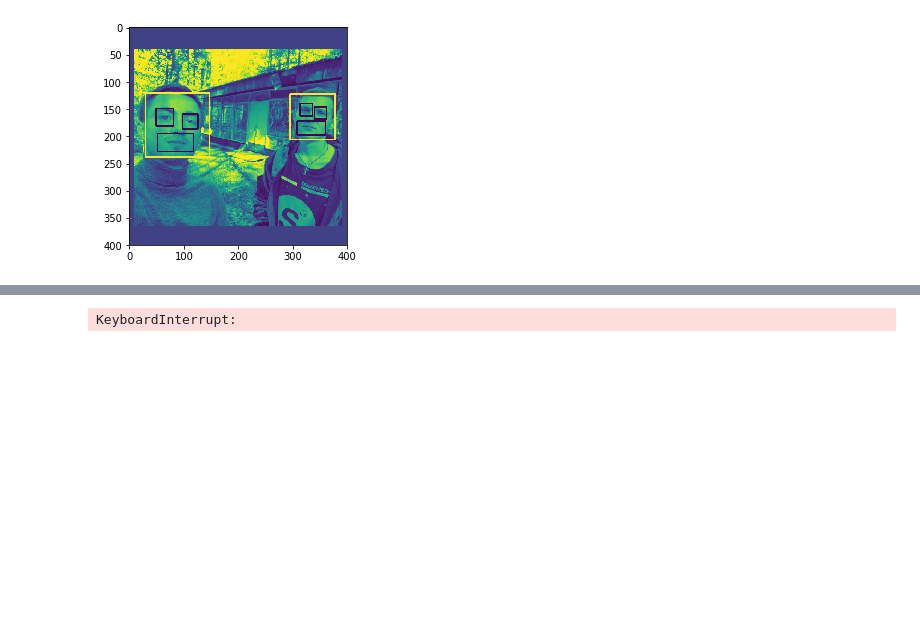
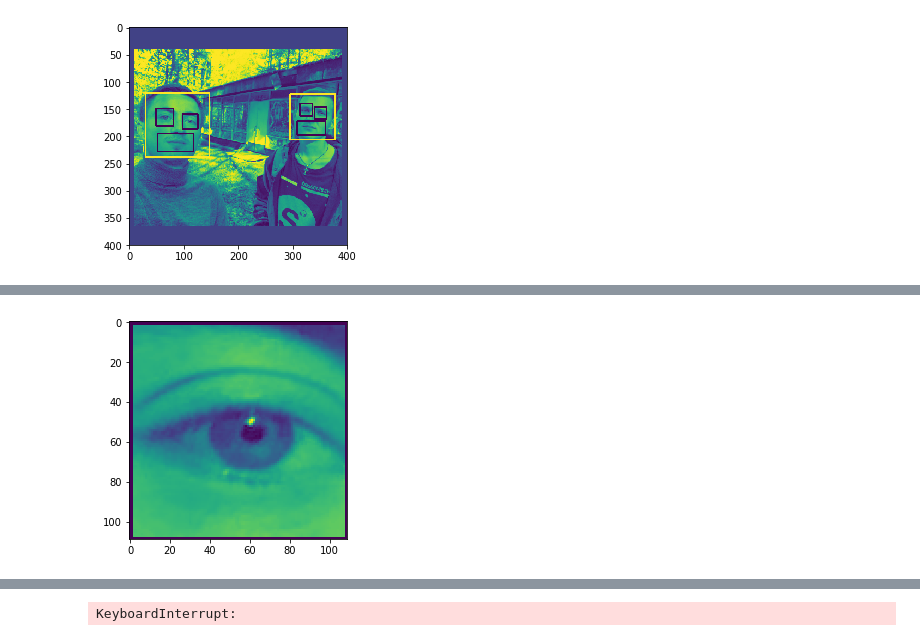
Before and after one commit to akarazeevprojects/ComputerVision, a Jupyter notebook: dev2.ipynb, the cells around one changed output, grey strips where cells are left out. Drawn from its saved outputs; the diff is of its cells as text; code cells hidden in the pictures; blank space fills up the shorter version.

```diff
--- a/dev2.ipynb
+++ b/dev2.ipynb
@@ -96,0 +135,5 @@ SMILES [[22 74 66 33]]
+# %%
+plt.imshow(eroi)
+plt.show()
+# %% [output]
+[figure, added]
```
Also changed, not shown: parts of 3 cells of this notebook, 2 other files.
